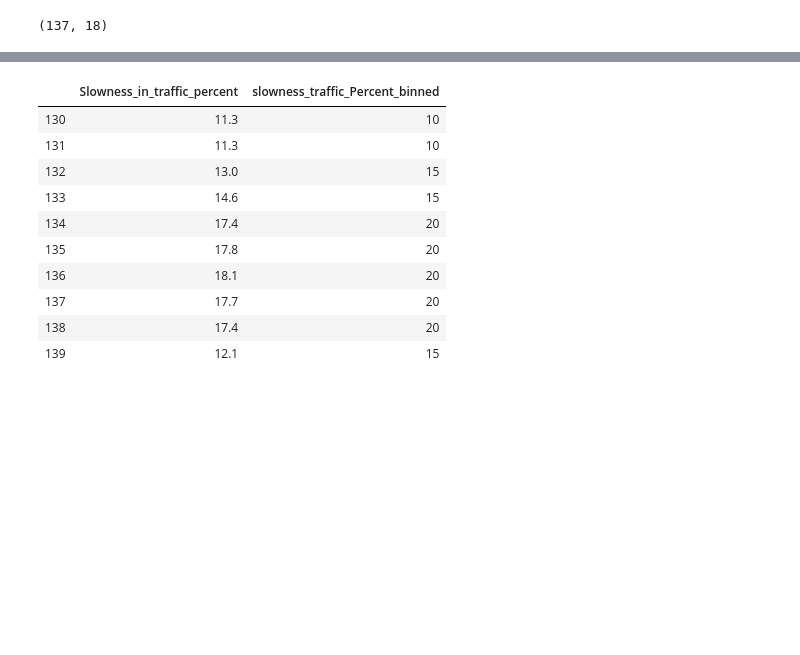
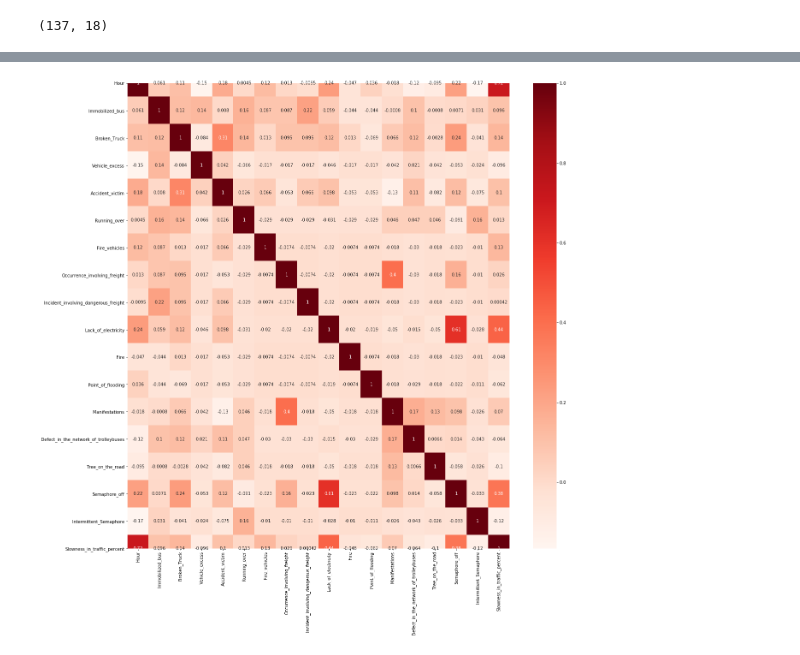
Before and after one commit to kalyaneces/aiml, a Jupyter notebook: MiniProject_FE_DataCleaning_1.ipynb, the cells around one changed output, grey strips where cells are left out. Cells and saved outputs as stored; diff of their text form; code cells hidden in the pictures; blank space fills up the shorter version.

```diff
--- a/MiniProject_FE_DataCleaning_1.ipynb
+++ b/MiniProject_FE_DataCleaning_1.ipynb
@@ -506,14 +460,2 @@ Categories (5, int64): [5 < 10 < 15 < 20 < 25]
 # %%
-traffic_df_filtered[['Slowness_in_traffic_percent','slowness_traffic_Percent_binned']].tail(10)
+#traffic_df_filtered[['Slowness_in_traffic_percent','slowness_traffic_Percent_binned']].tail(10)
-# %% [output]
-|  | Slowness_in_traffic_percent | slowness_traffic_Percent_binned |
-| 130 | 11.3 | 10 |
-| 131 | 11.3 | 10 |
-| 132 | 13.0 | 15 |
-| 133 | 14.6 | 15 |
-| 134 | 17.4 | 20 |
-| 135 | 17.8 | 20 |
-| 136 | 18.1 | 20 |
-| 137 | 17.7 | 20 |
-| 138 | 17.4 | 20 |
-| 139 | 12.1 | 15 |
@@ -523 +462,15 @@ traffic_df_filtered = traffic_df_filtered.drop(['Slowness_in_traffic_percent'],
+# %%
+X = traffic_df_filtered.iloc[:,0:16]  #independent columns
+y = traffic_df_filtered.iloc[:,-1]    #target column i.e price range
+
+#get correlations of each features in dataset
+corrmat = traffic_df_filtered.corr()
+top_corr_features = corrmat.index
+
+#plot heat map
+plt.figure(figsize=(20,20))
+sns.heatmap(traffic_df_filtered[top_corr_features].corr(), annot=True, cmap=plt.cm.Reds)
+plt.show()
+# %% [output]
+[figure, added]
 # %%
```
Also changed, not shown: parts of 18 cells of this notebook.
